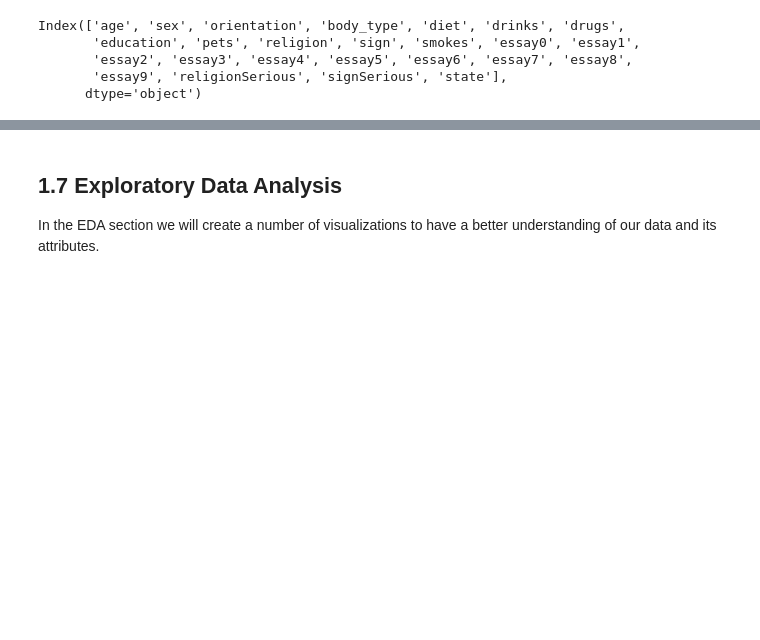
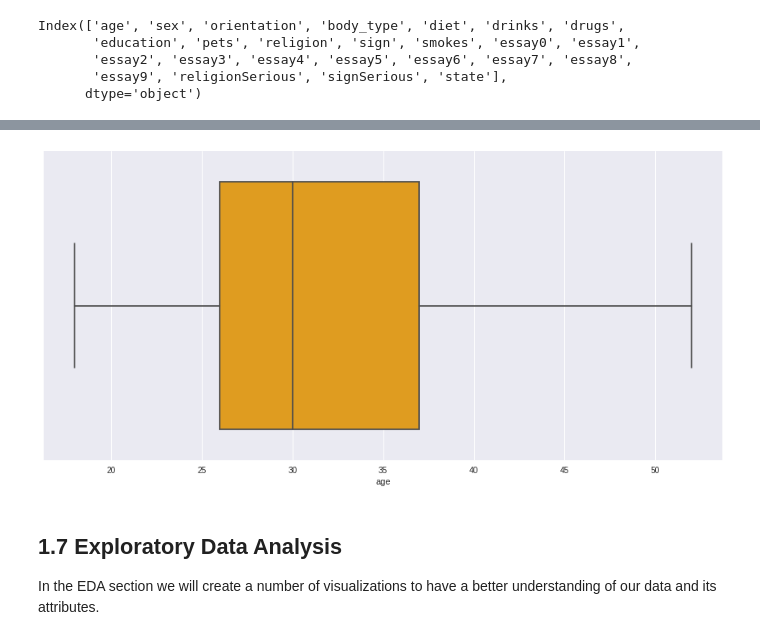
Before and after one commit to BensonMuriu/Dating-App-Recommender, a Jupyter notebook: P5_Notebook.ipynb, the cells around one changed output, grey strips where cells are left out. Saved outputs shown, nothing was run; the diff lists cells and outputs as text; code cells hidden in the pictures; blank space fills up the shorter version.

```diff
--- a/P5_Notebook.ipynb
+++ b/P5_Notebook.ipynb
@@ -726,0 +763,14 @@ Index(['age', 'sex', 'orientation', 'body_type', 'diet', 'drinks', 'drugs',
+# %%
+# capping of ages above the 95% quantile to be the same value as the 95% quantile
+def age_capoff(value, cap_off_age=52):
+  if value > cap_off_age:
+        return cap_off_age
+
+  return value
+# %%
+# plotting after dealing with the outliers
+fig, ax = plt.subplots(figsize=(15,7))
+sns.boxplot(x=dating_df.age.apply(lambda x: age_capoff(x)), ax=ax, color='orange')
+plt.show()
+# %% [output]
+[figure, added]
```
Also changed, not shown: parts of 10 cells of this notebook.
